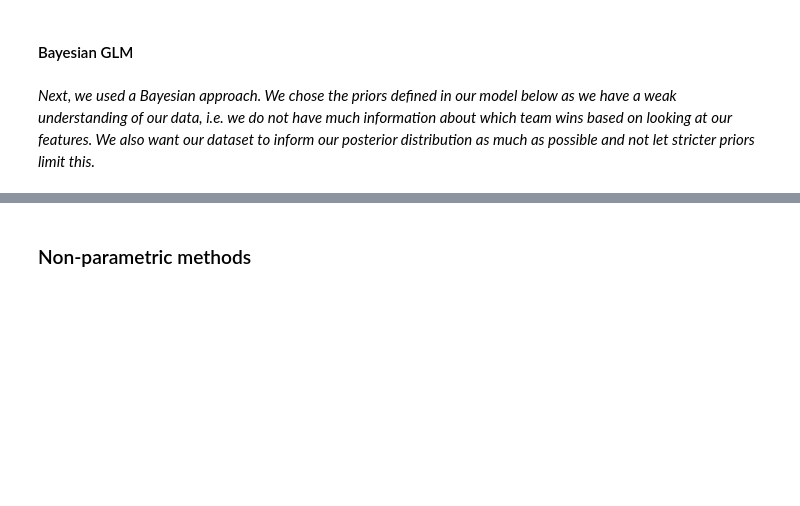
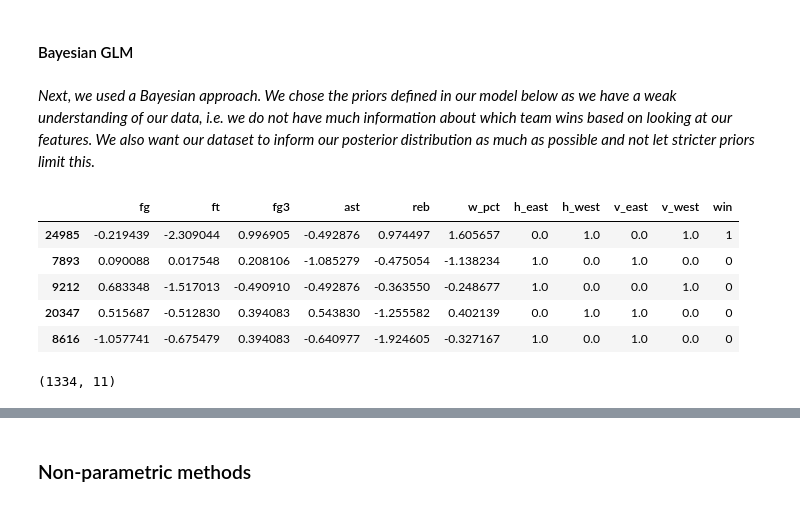
Before and after one commit to musjawai/data102-final-project, a Jupyter notebook: question_1.ipynb, the cells around one changed output, grey strips where cells are left out. Cells and saved outputs as stored; diff of their text form; code cells hidden in the pictures; blank space fills up the shorter version.

```diff
--- a/question_1.ipynb
+++ b/question_1.ipynb
@@ -331,12 +309,19 @@ _The difference between the two models was neglible, although the difference str
 _Next, we used a Bayesian approach. We chose the priors defined in our model below as we have a weak understanding of our data, i.e. we do not have much information about which team wins based on looking at our features. We also want our dataset to inform our posterior distribution as much as possible and not let stricter priors limit this._
 # %%
 # renaming the columns for the pymc model
-df_pymc = df_diff.copy().rename(columns={'FG_PCT_DIFF': 'fg', 'FT_PCT_DIFF': 'ft',
+df_bay = df_transformed.copy().rename(columns={'FG_PCT_DIFF': 'fg', 'FT_PCT_DIFF': 'ft',
                                         'FG3_PCT_DIFF': 'fg3', 'AST_DIFF': 'ast',
                                         'REB_DIFF': 'reb', 'W_PCT_DIFF': 'w_pct',
                                         'HOME_TEAM_WINS': 'win',
                                         'HOME_TEAM_CONFERENCE_East': 'h_east',
                                         'HOME_TEAM_CONFERENCE_West': 'h_west',
                                         'VISITOR_TEAM_CONFERENCE_East': 'v_east',
-                                        'VISITOR_TEAM_CONFERENCE_West': 'v_west'})
-df_pymc.head()
+                                        'VISITOR_TEAM_CONFERENCE_West': 'v_west'}).sample(frac=0.05, random_state=42)
+df_bay.head()
+# %% [output]
+|  | fg | ft | fg3 | ast | reb | w_pct | h_east | h_west | v_east | v_west | win |
+| 24985 | -0.219439 | -2.309044 | 0.996905 | -0.492876 | 0.974497 | 1.605657 | 0.0 | 1.0 | 0.0 | 1.0 | 1 |
+| 7893 | 0.090088 | 0.017548 | 0.208106 | -1.085279 | -0.475054 | -1.138234 | 1.0 | 0.0 | 1.0 | 0.0 | 0 |
+| 9212 | 0.683348 | -1.517013 | -0.490910 | -0.492876 | -0.363550 | -0.248677 | 1.0 | 0.0 | 0.0 | 1.0 | 0 |
+| 20347 | 0.515687 | -0.512830 | 0.394083 | 0.543830 | -1.255582 | 0.402139 | 0.0 | 1.0 | 1.0 | 0.0 | 0 |
+| 8616 | -1.057741 | -0.675479 | 0.394083 | -0.640977 | -1.924605 | -0.327167 | 1.0 | 0.0 | 1.0 | 0.0 | 0 |
@@ -360,0 +328,4 @@ with pm.Model() as logistic_model:
+# %%
+df_bay.shape
+# %% [output]
+(1334, 11)
```
Also changed, not shown: parts of 34 cells of this notebook, 1 other file.
